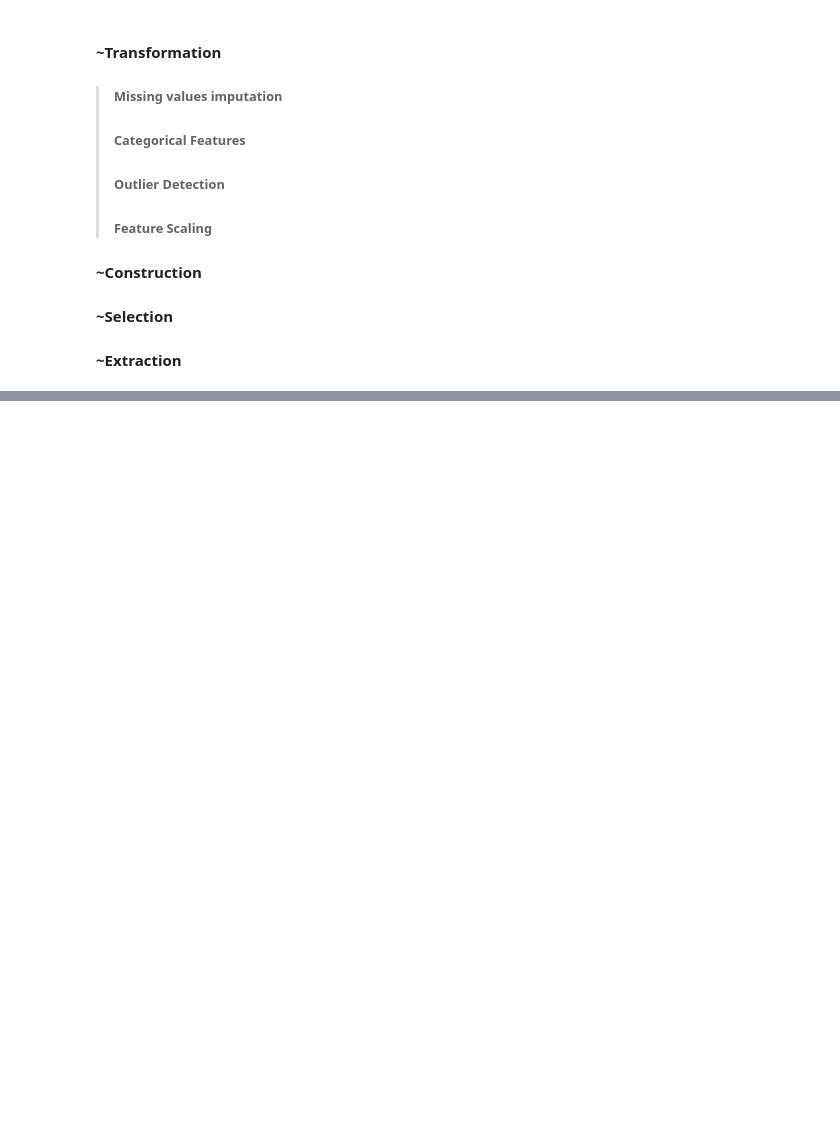
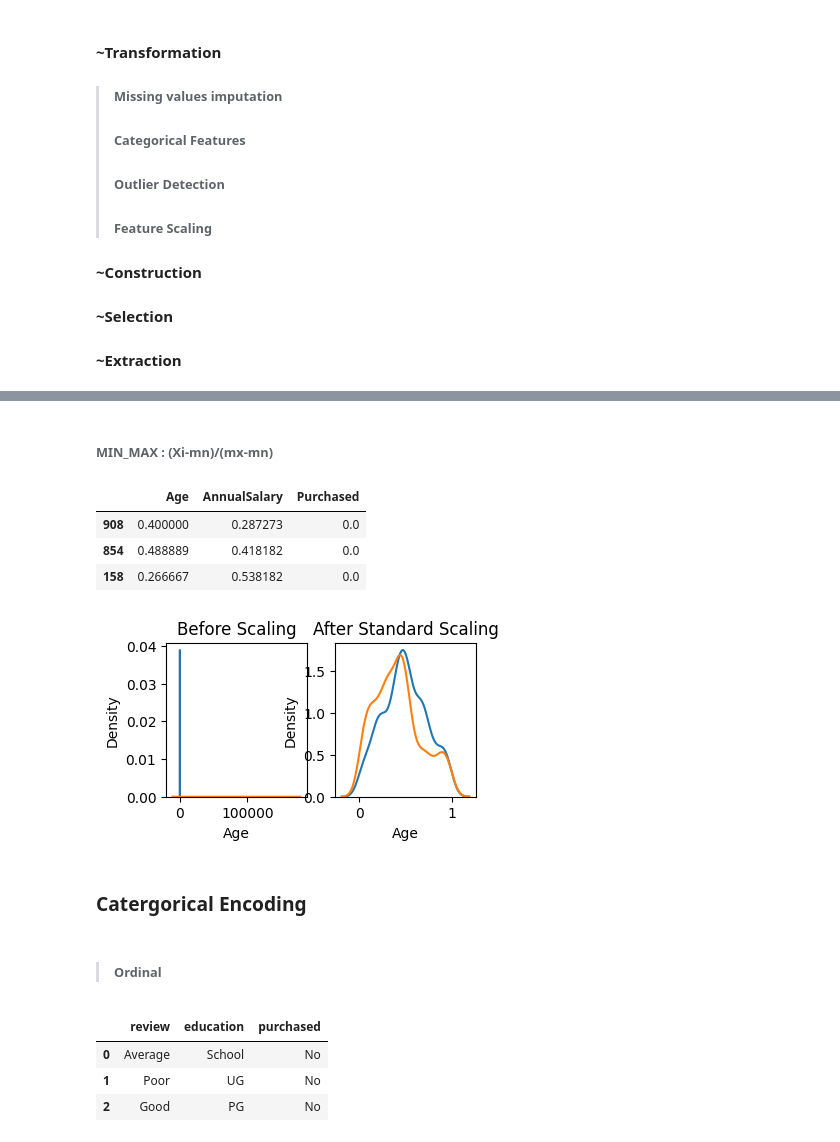
Before and after one commit to vaibhaVishwakarma/myML, a Jupyter notebook: EDA.ipynb, the cells around one changed output, grey strips where cells are left out. Drawn from its saved outputs; the diff is of its cells as text; code cells hidden in the pictures; blank space fills up the shorter version.

```diff
--- a/EDA.ipynb
+++ b/EDA.ipynb
@@ -265,0 +318,46 @@ sns.heatmap(flights.pivot_table(values='passengers',index='month',columns='year'
+# %% [markdown]
+###### MIN_MAX : (Xi-mn)/(mx-mn)
+# %%
+from sklearn.preprocessing import MinMaxScaler
+
+scaler = MinMaxScaler()
+
+# fit the scaler to the train set, it will learn the parameters
+scaler.fit(car)
+
+# transform train and test sets
+car_scaled = pd.DataFrame(scaler.transform(car),columns=car.columns)
+car_scaled.sample(3)
+# %% [output]
+|  | Age | AnnualSalary | Purchased |
+| 908 | 0.400000 | 0.287273 | 0.0 |
+| 854 | 0.488889 | 0.418182 | 0.0 |
+| 158 | 0.266667 | 0.538182 | 0.0 |
+# %%
+fig, (ax1, ax2) = plt.subplots(ncols=2, figsize=(4, 2))
+
+# before scaling
+ax1.set_title('Before Scaling')
+sns.kdeplot(car['Age'], ax=ax1)
+sns.kdeplot(car['AnnualSalary'], ax=ax1)
+
+# after scaling
+ax2.set_title('After Standard Scaling')
+sns.kdeplot(car_scaled['Age'], ax=ax2)
+sns.kdeplot(car_scaled['AnnualSalary'], ax=ax2)
+plt.show()
+# %% [output]
+[figure, added]
+# %% [markdown]
+### Catergorical Encoding
+# %% [markdown]
+> ###### Ordinal
+# %%
+edu = pd.read_csv("Category_edu.csv")
+edu= edu.drop(["age","gender"], axis = 1)
+edu.head(3)
+# %% [output]
+|  | review | education | purchased |
+| 0 | Average | School | No |
+| 1 | Poor | UG | No |
+| 2 | Good | PG | No |
```
Also changed, not shown: parts of 16 cells of this notebook, 2 other files.
